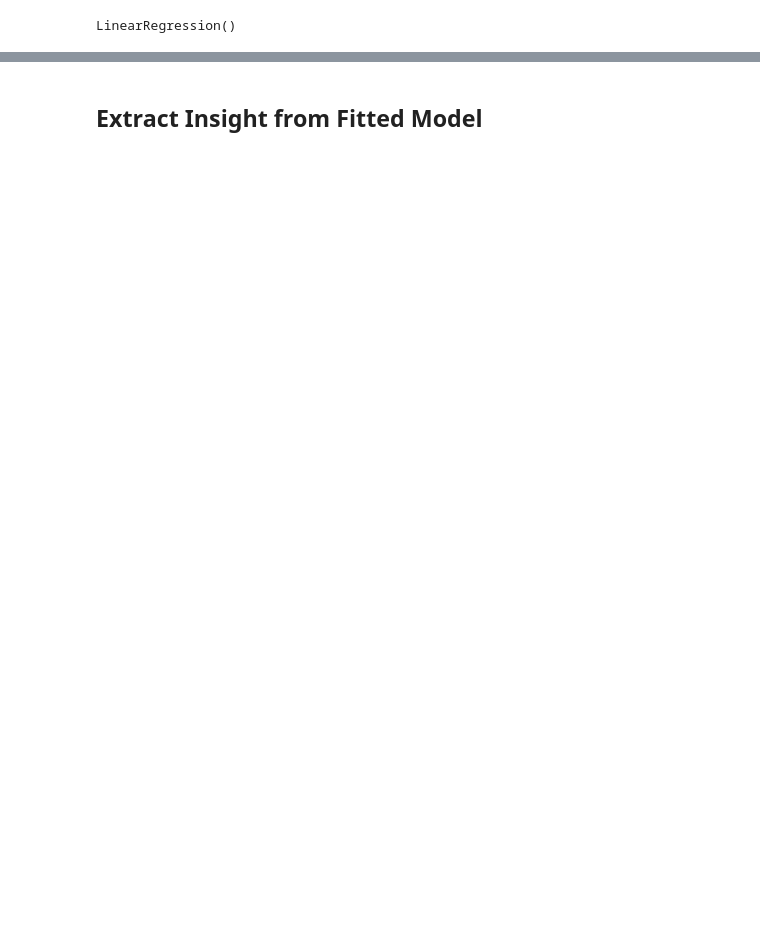
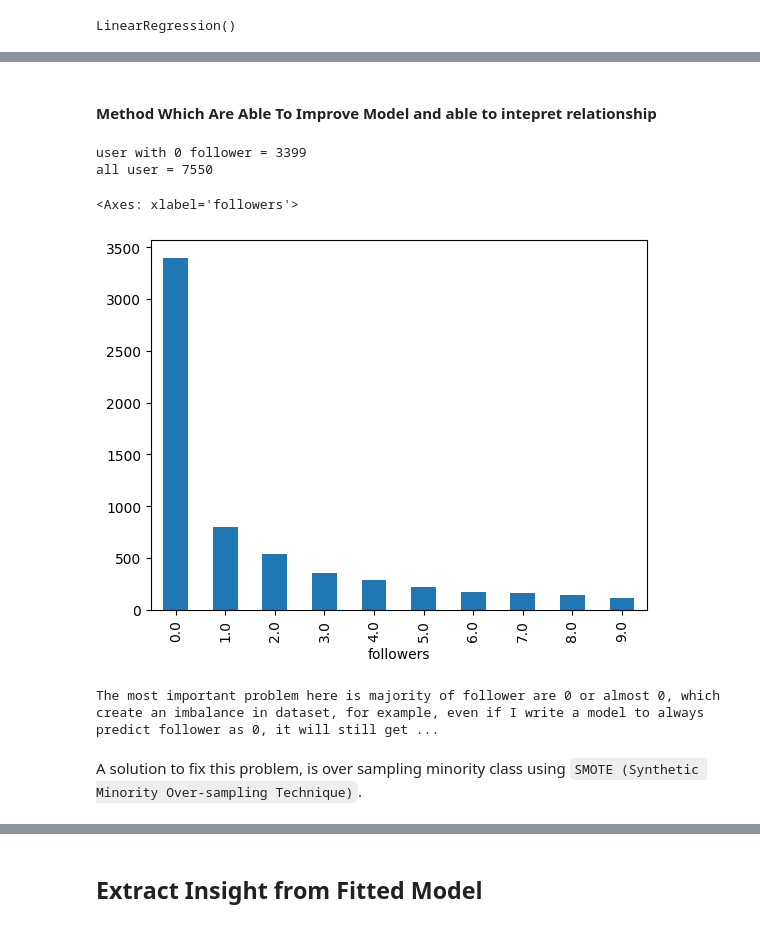
Before and after one commit to kritserv/analyze-how-python-developer-use-github, a Jupyter notebook: data_analysis.ipynb, the cells around one changed output, grey strips where cells are left out. Saved outputs shown, nothing was run; the diff lists cells and outputs as text; code cells hidden in the pictures; blank space fills up the shorter version.

```diff
--- a/data_analysis.ipynb
+++ b/data_analysis.ipynb
@@ -468,0 +594,19 @@ LinearRegression()
+# %% [markdown]
+#### Method Which Are Able To Improve Model and able to intepret relationship
+# %%
+print(f"user with 0 follower = {len(my_data_set.sig_field_df[my_data_set.sig_field_df['followers'] == 0])}")
+print(f"all user = {len(my_data_set.sig_field_df)}\n")
+# %% [output]
+user with 0 follower = 3399
+all user = 7550
+# %%
+my_data_set.sig_field_df["followers"].value_counts(sort = True, ascending = False).head(10).plot(kind = "bar")
+# %% [output]
+<Axes: xlabel='followers'>
+[figure, added]
+# %%
+print(f"The most important problem here is majority of follower are 0 or almost 0, which create an imbalance in dataset, for example, even if I write a model to always predict follower as 0, it will still get {round(len(my_data_set.sig_field_df[my_data_set.sig_field_df['followers'] == 0])/len(my_data_set.sig_field_df), 2)} % correct.")
+# %% [output]
+The most important problem here is majority of follower are 0 or almost 0, which create an imbalance in dataset, for example, even if I write a model to always predict follower as 0, it will still get ...
+# %% [markdown]
+A solution to fix this problem, is over sampling minority class using `SMOTE (Synthetic Minority Over-sampling Technique)`.
```
Also changed, not shown: parts of 72 cells of this notebook, 1 other file.
